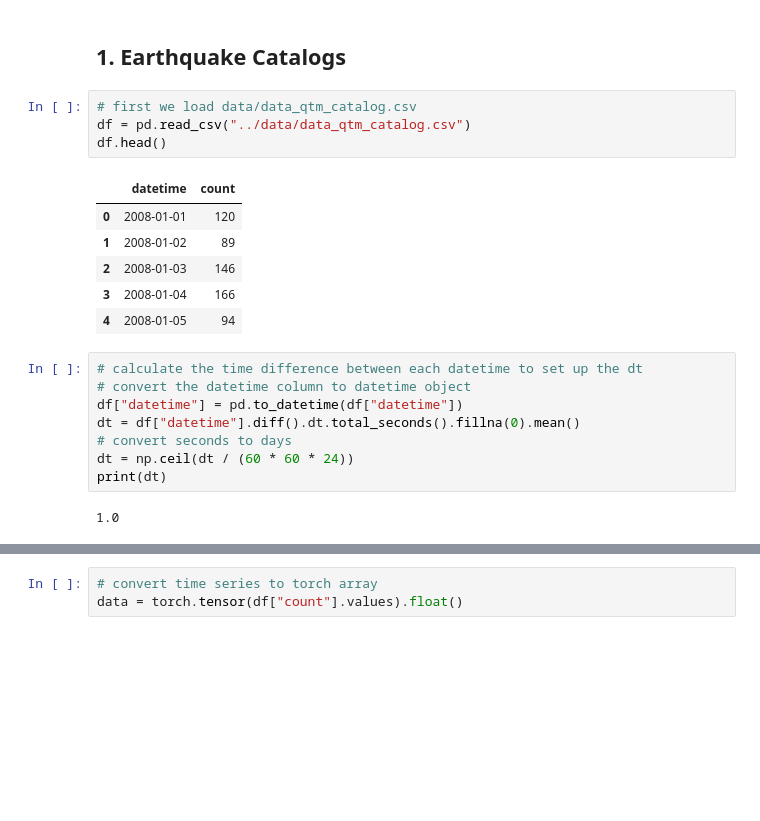
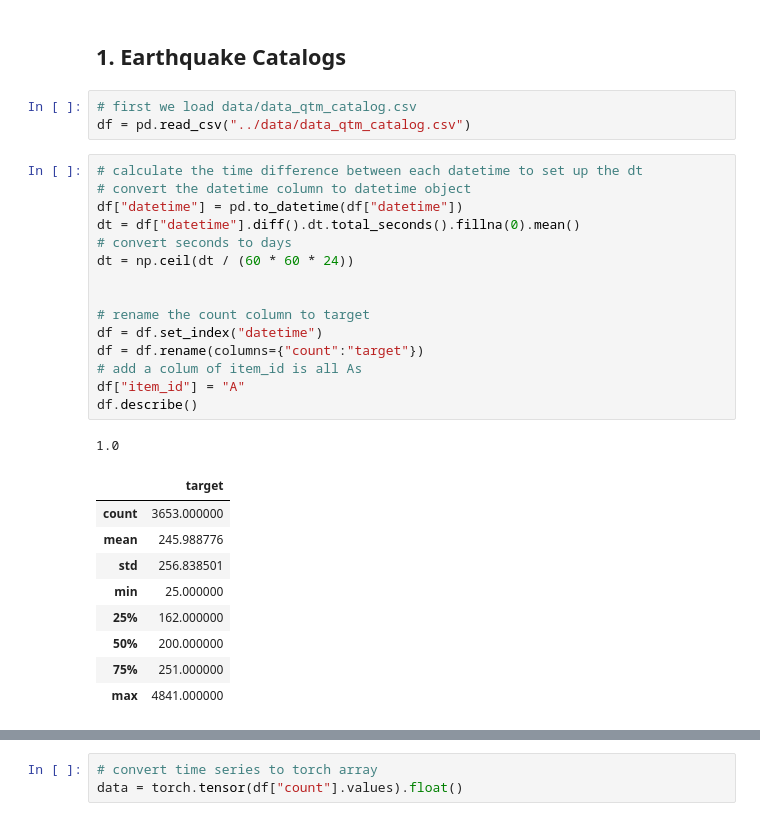
Before and after one commit to mdenolle/GeoCAST, a Jupyter notebook: test_zero-shot/moirai_test.ipynb, the cells around one changed output, grey strips where cells are left out. Drawn from its saved outputs; the diff is of its cells as text; blank space fills up the shorter version.

```diff
--- a/test_zero-shot/moirai_test.ipynb
+++ b/test_zero-shot/moirai_test.ipynb
@@ -43,21 +374,29 @@ BSZ = 32  # batch size: any positive integer
 # %%
 # first we load data/data_qtm_catalog.csv
 df = pd.read_csv("../data/data_qtm_catalog.csv")
-df.head()
-# %% [output]
-|  | datetime | count |
-| 0 | 2008-01-01 | 120 |
-| 1 | 2008-01-02 | 89 |
-| 2 | 2008-01-03 | 146 |
-| 3 | 2008-01-04 | 166 |
-| 4 | 2008-01-05 | 94 |
 # %%
 # calculate the time difference between each datetime to set up the dt
 # convert the datetime column to datetime object
 df["datetime"] = pd.to_datetime(df["datetime"])
 dt = df["datetime"].diff().dt.total_seconds().fillna(0).mean()
 # convert seconds to days
 dt = np.ceil(dt / (60 * 60 * 24))
-print(dt)
+
+
+# rename the count column to target
+df = df.set_index("datetime")
+df = df.rename(columns={"count":"target"})
+# add a colum of item_id is all As
+df["item_id"] = "A"
+df.describe()
 # %% [output]
 1.0
+|  | target |
+| count | 3653.000000 |
+| mean | 245.988776 |
+| std | 256.838501 |
+| min | 25.000000 |
+| 25% | 162.000000 |
+| 50% | 200.000000 |
+| 75% | 251.000000 |
+| max | 4841.000000 |
```
Also changed, not shown: parts of 18 cells of this notebook, 6 other files.
